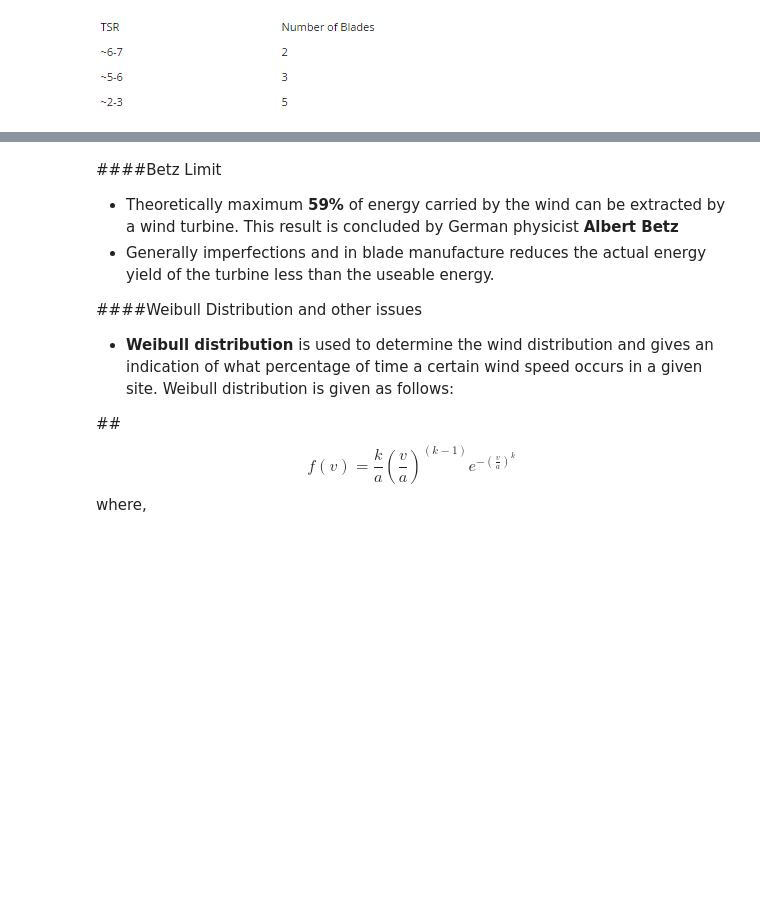
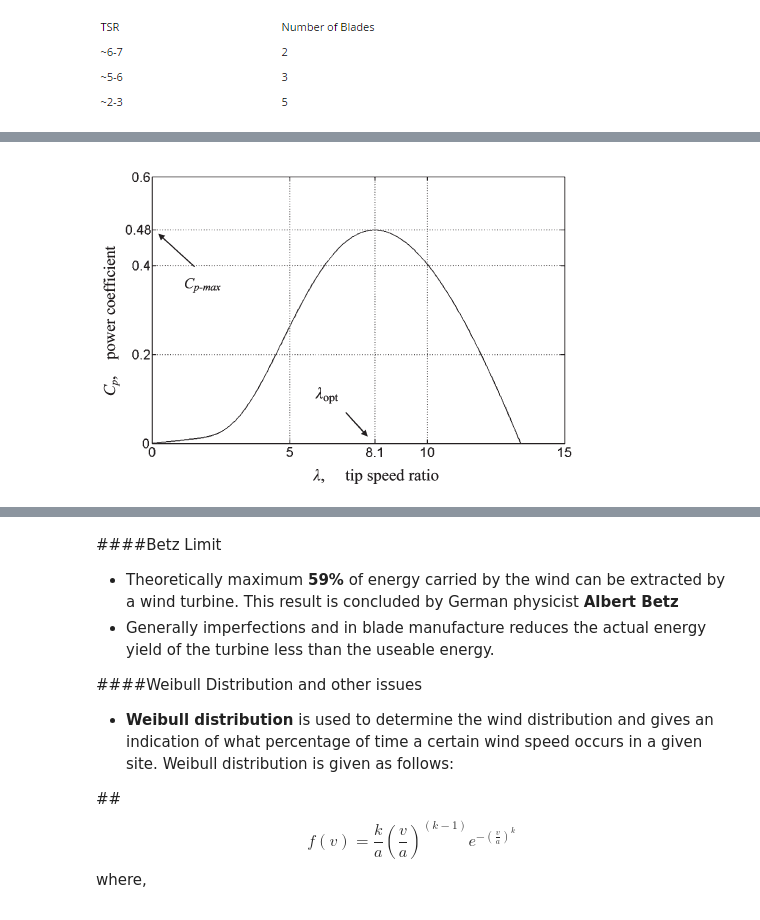
Before and after one commit to aydinbaskaya/MS_Thesis, a Jupyter notebook: Wind Turbines.ipynb, the cells around one changed output, grey strips where cells are left out. Saved outputs shown, nothing was run; the diff lists cells and outputs as text; code cells hidden in the pictures; blank space fills up the shorter version.

```diff
--- a/Wind Turbines.ipynb
+++ b/Wind Turbines.ipynb
@@ -55,0 +96,5 @@ Image(filename='tsr.png')
+# %%
+from IPython.display import Image
+Image(filename='tsr1.png')
+# %% [output]
+[figure, added]
```
Also changed, not shown: parts of 8 cells of this notebook, 1 other file.
